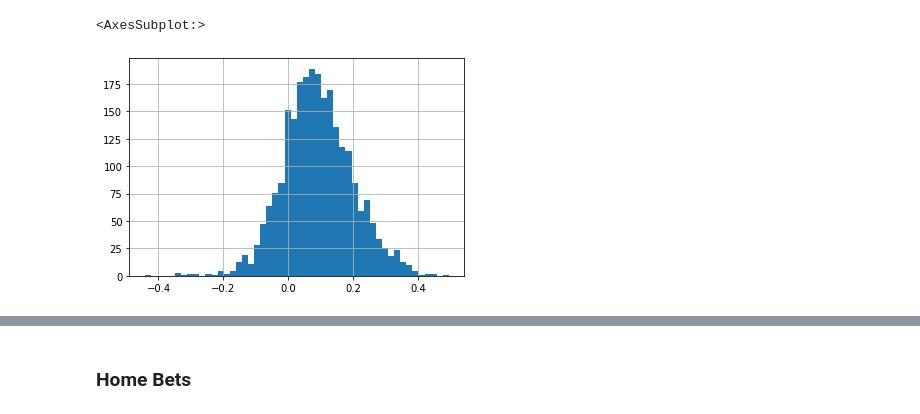
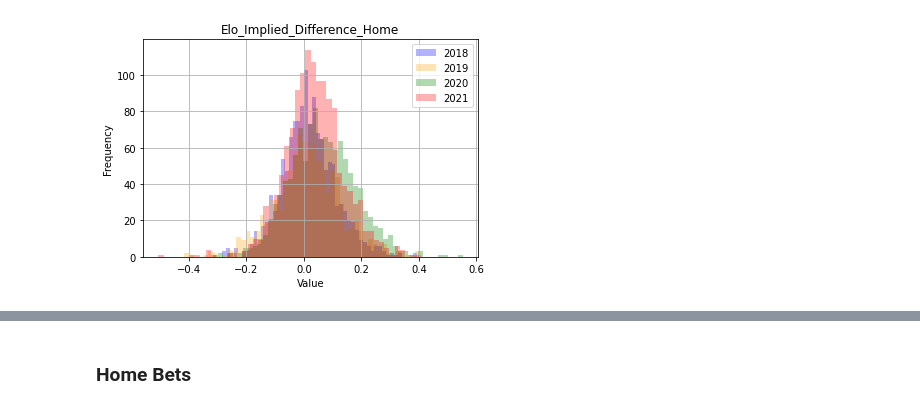
Before and after one commit to SamLeBlanc/ball-bets, a Jupyter notebook: NBA Analysis.ipynb, the cells around one changed output, grey strips where cells are left out. Saved outputs shown, nothing was run; the diff lists cells and outputs as text; code cells hidden in the pictures.

```diff
--- a/NBA Analysis.ipynb
+++ b/NBA Analysis.ipynb
@@ -88,5 +189,19 @@ full.imp_elo_diff_Home.hist(bins=50) # Home teams
-# %%
-full.imp_elo_diff_Away.hist(bins=50) # Away Teams
-# %% [output]
-<AxesSubplot:>
-[figure, removed]
+# %%
+grouped = df1.groupby('season')
+
+# Define colors and labels for the histogram groups
+colors = ['blue', 'orange', 'green', 'red']
+labels = ['2018', '2019', '2020', '2021']
+
+# Iterate through groups and create histograms
+for i, (name, group) in enumerate(grouped):
+    plt.hist(group['Elo_Implied_Difference_Home'], bins=50, alpha=0.3, color=colors[i], label=labels[i])
+
+plt.title('Elo_Implied_Difference_Home')
+plt.xlabel('Value')
+plt.ylabel('Frequency')
+plt.legend()
+plt.grid(True)
+plt.show()
+# %% [output]
+[figure, added]
```
Also changed, not shown: parts of 52 cells of this notebook, 8 other files.
